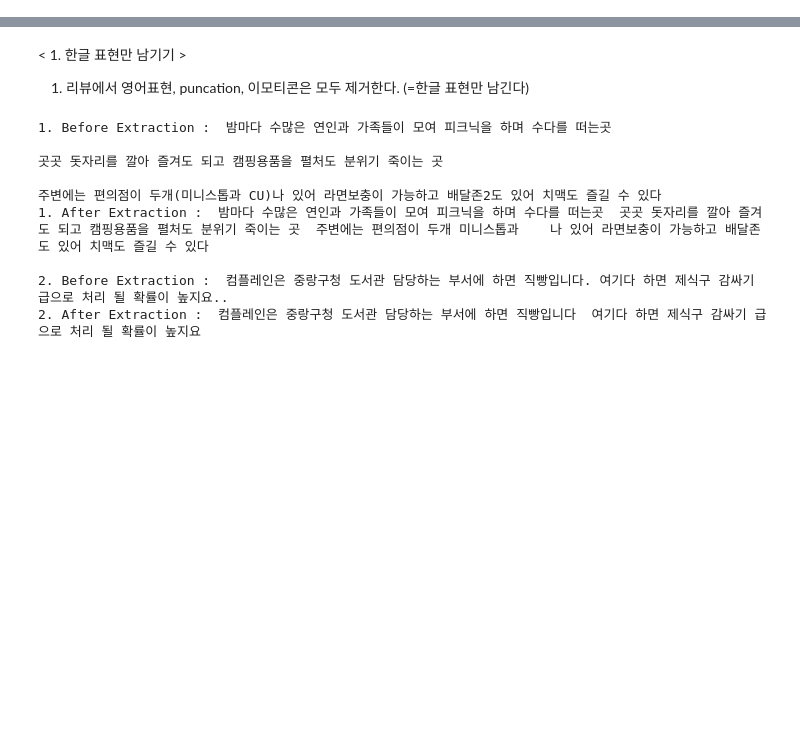
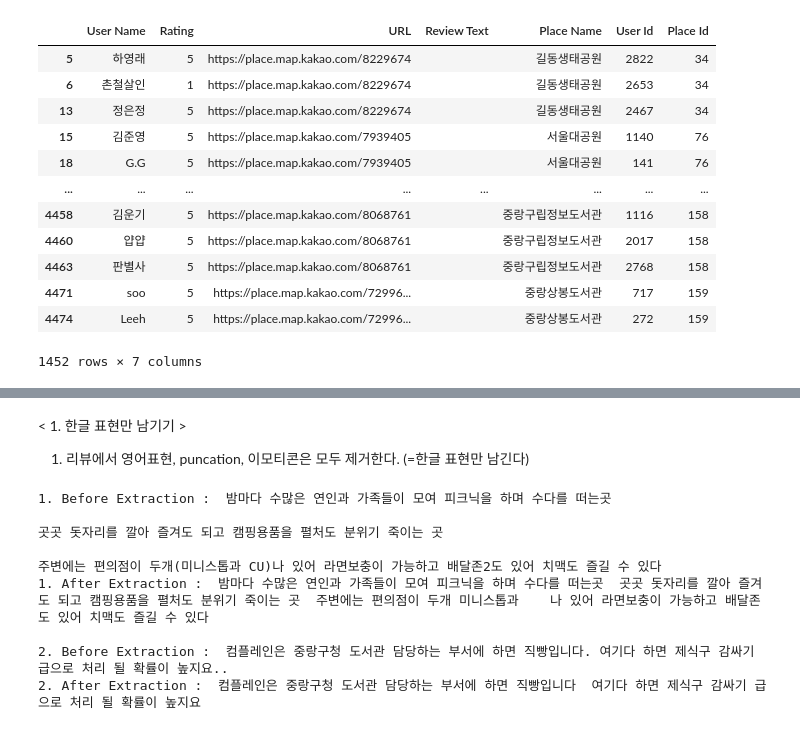
Before and after one commit to hscrown/madatpublicdata, a Jupyter notebook: freepath_test.ipynb, the cells around one changed output, grey strips where cells are left out. Cells and saved outputs as stored; diff of their text form; code cells hidden in the pictures; blank space fills up the shorter version.

Commit message:
Colab을 통해 생성됨

```diff
--- a/freepath_test.ipynb
+++ b/freepath_test.ipynb
@@ -16,9 +9,7 @@ Drive already mounted at /content/drive; to attempt to forcibly remount, call dr
 import pandas as pd
 
 # 파일 경로 설정
-file_path = '/content/drive/My Drive/Colab Notebooks/test/reviews_240429.json'
+file_path = 'reviews_240429.json'
 
 # 데이터프레임으로 불러오기, lines=True 옵션 추가
 data = pd.read_json(file_path, lines=True)
-
-print(data.head())
@@ -60,0 +37,17 @@ Name: Review Text, Length: 4475, dtype: object
+# %%
+# Review Text 값이 ("") 인 값
+data[data['Review Text'] == '']
+# %% [output]
+|  | User Name | Rating | URL | Review Text | Place Name | User Id | Place Id |
+| 5 | 하영래 | 5 | https://place.map.kakao.com/8229674 |  | 길동생태공원 | 2822 | 34 |
+| 6 | 촌철살인 | 1 | https://place.map.kakao.com/8229674 |  | 길동생태공원 | 2653 | 34 |
+| 13 | 정은정 | 5 | https://place.map.kakao.com/8229674 |  | 길동생태공원 | 2467 | 34 |
+| 15 | 김준영 | 5 | https://place.map.kakao.com/7939405 |  | 서울대공원 | 1140 | 76 |
+| 18 | G.G | 5 | https://place.map.kakao.com/7939405 |  | 서울대공원 | 141 | 76 |
+| ... | ... | ... | ... | ... | ... | ... | ... |
+| 4458 | 김운기 | 5 | https://place.map.kakao.com/8068761 |  | 중랑구립정보도서관 | 1116 | 158 |
+| 4460 | 얍얍 | 5 | https://place.map.kakao.com/8068761 |  | 중랑구립정보도서관 | 2017 | 158 |
+| 4463 | 판별사 | 5 | https://place.map.kakao.com/8068761 |  | 중랑구립정보도서관 | 2768 | 158 |
+| 4471 | soo | 5 | https://place.map.kakao.com/72996... |  | 중랑상봉도서관 | 717 | 159 |
+| 4474 | Leeh | 5 | https://place.map.kakao.com/72996... |  | 중랑상봉도서관 | 272 | 159 |
+1452 rows × 7 columns
```
Also changed, not shown: parts of 75 cells of this notebook.
